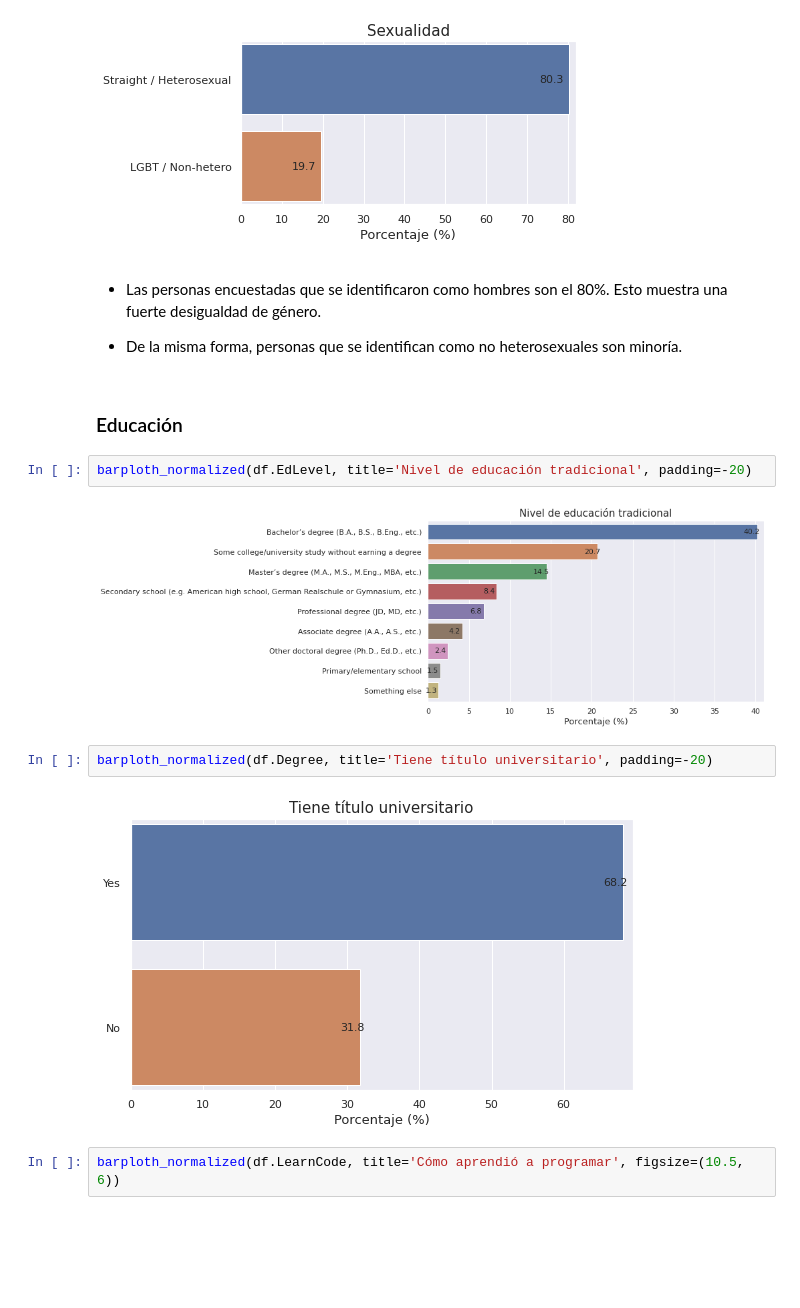
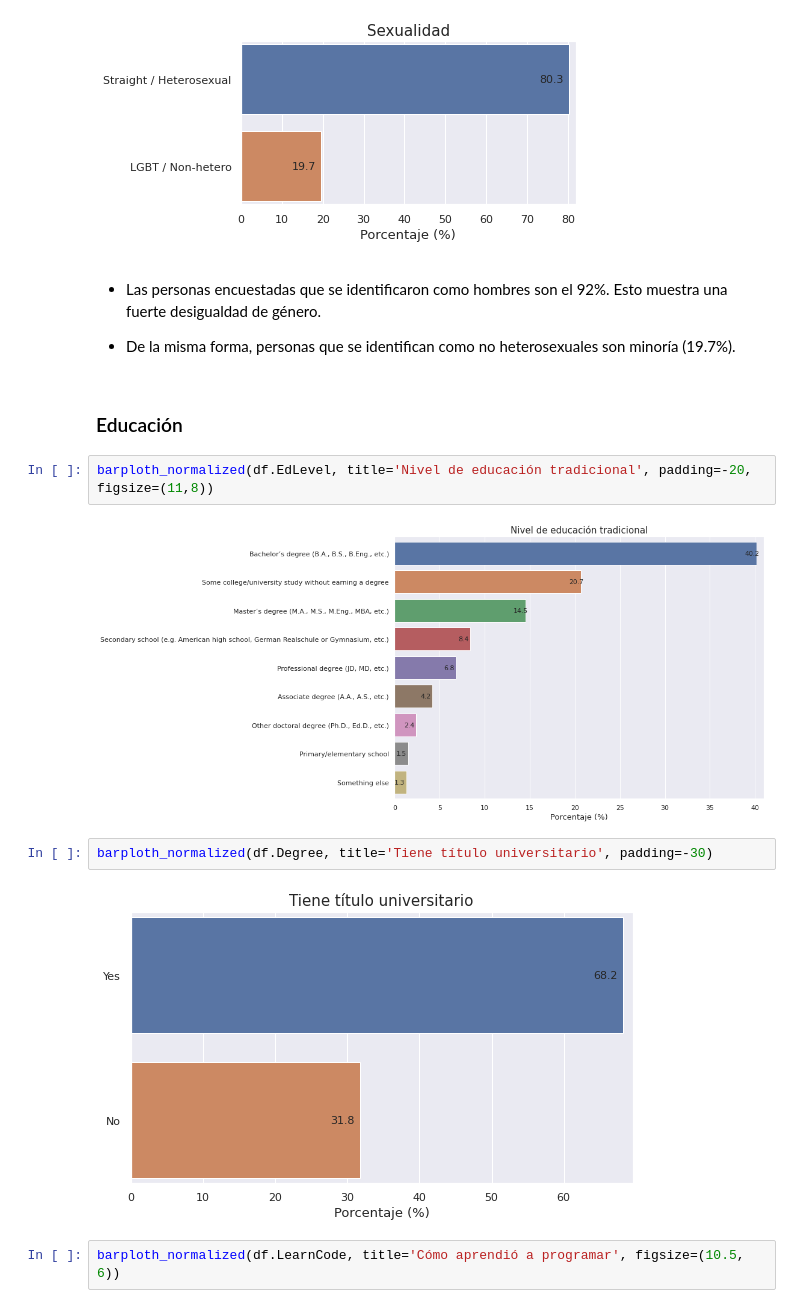
Before and after one commit to anthonymanotoa/survey-dev, a Jupyter notebook: notebooks/2-exploration.ipynb, the cells around one changed output. Drawn from its saved outputs; the diff is of its cells as text; blank space fills up the shorter version.

```diff
--- a/notebooks/2-exploration.ipynb
+++ b/notebooks/2-exploration.ipynb
@@ -101,19 +104,19 @@ barploth_normalized(df.Sexuality, title='Sexualidad', figsize=(6, 3))
 # %% [output]
 [figure]
 # %% [markdown]
-* Las personas encuestadas que se identificaron como hombres son el 80%. Esto muestra una fuerte desigualdad de género.
+* Las personas encuestadas que se identificaron como hombres son el 92%. Esto muestra una fuerte desigualdad de género.
 
-* De la misma forma, personas que se identifican como no heterosexuales son minoría.
+* De la misma forma, personas que se identifican como no heterosexuales son minoría (19.7%).
 # %% [markdown]
 ### Educación
 # %%
-barploth_normalized(df.EdLevel, title='Nivel de educación tradicional', padding=-20)
+barploth_normalized(df.EdLevel, title='Nivel de educación tradicional', padding=-20, figsize=(11,8))
 # %% [output]
-[figure, old version]
+[figure, new version]
 # %%
-barploth_normalized(df.Degree, title='Tiene título universitario', padding=-20)
+barploth_normalized(df.Degree, title='Tiene título universitario', padding=-30)
 # %% [output]
-[figure, old version]
+[figure, new version]
 # %%
 barploth_normalized(df.LearnCode, title='Cómo aprendió a programar', figsize=(10.5, 6))
 # %% [output]
```
Also changed, not shown: parts of 47 cells of this notebook, 3 other files.
